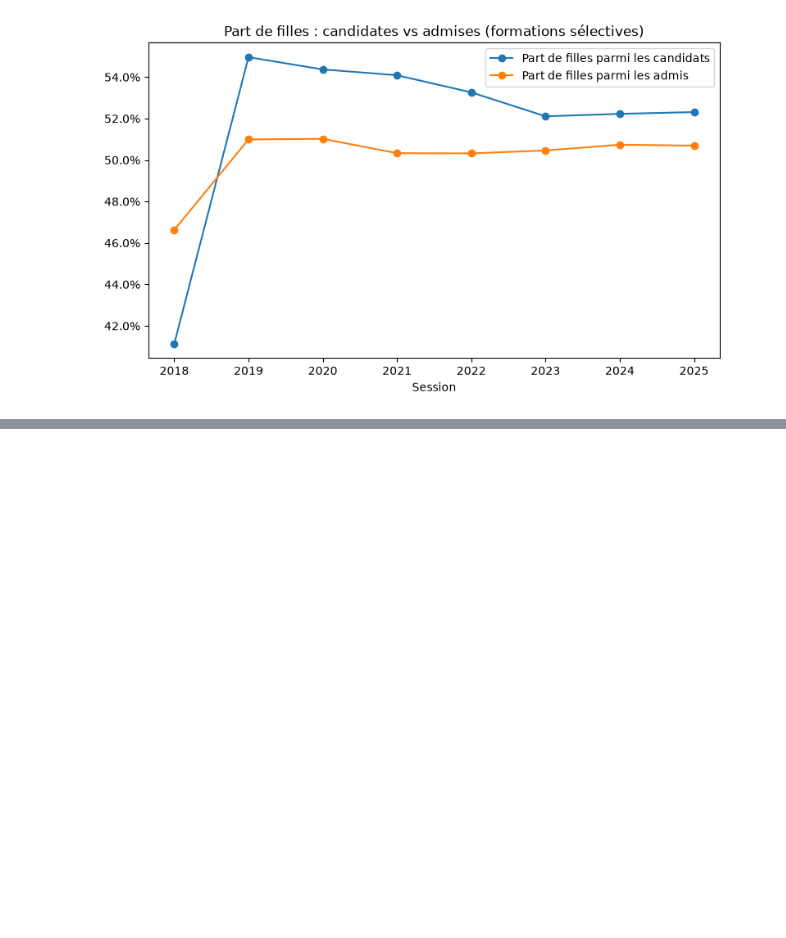
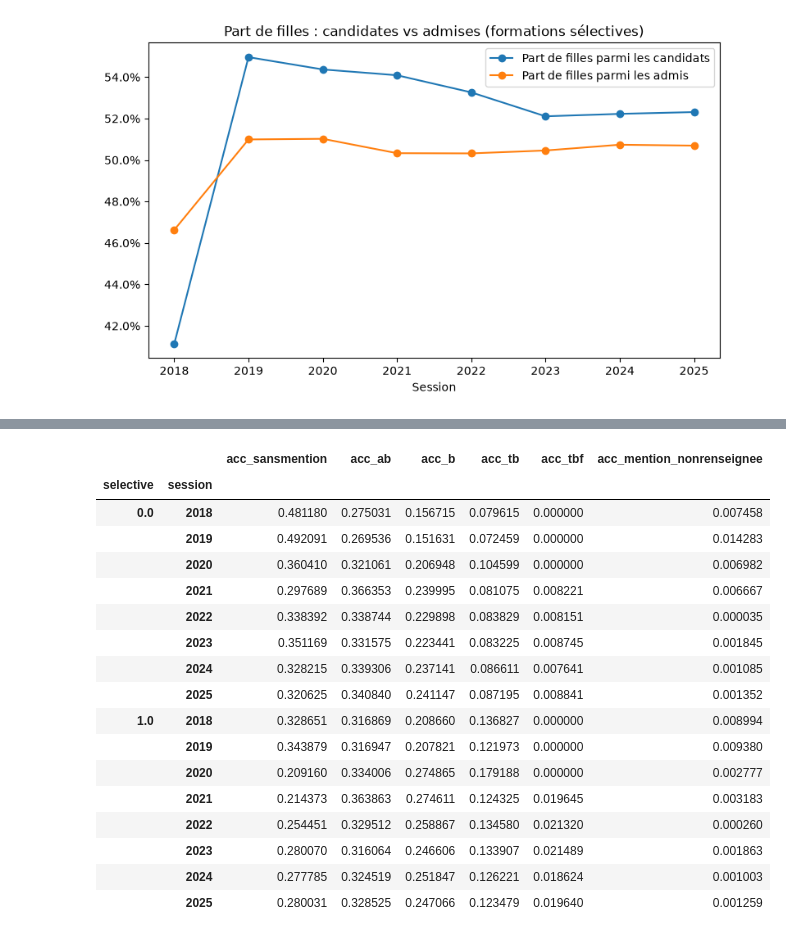
Before and after one commit to Light-star01/python_datascience, a Jupyter notebook: notebooks/rapport.ipynb, the cells around one changed output, grey strips where cells are left out. Saved outputs shown, nothing was run; the diff lists cells and outputs as text; code cells hidden in the pictures; blank space fills up the shorter version.

Commit message:
début étude mentions

```diff
--- a/notebooks/rapport.ipynb
+++ b/notebooks/rapport.ipynb
@@ -305,0 +315,23 @@ plt.show()
+# %%
+mentions = ["acc_sansmention", "acc_ab", "acc_b", "acc_tb", "acc_tbf", "acc_mention_nonrenseignee"]
+parts = parts_mentions(base, mentions, "acc_neobac")
+parts
+# %% [output]
+|  |  | acc_sansmention | acc_ab | acc_b | acc_tb | acc_tbf | acc_mention_nonrenseignee |
+| selective | session |  |  |  |  |  |  |
+| 0.0 | 2018 | 0.481180 | 0.275031 | 0.156715 | 0.079615 | 0.000000 | 0.007458 |
+|  | 2019 | 0.492091 | 0.269536 | 0.151631 | 0.072459 | 0.000000 | 0.014283 |
+|  | 2020 | 0.360410 | 0.321061 | 0.206948 | 0.104599 | 0.000000 | 0.006982 |
+|  | 2021 | 0.297689 | 0.366353 | 0.239995 | 0.081075 | 0.008221 | 0.006667 |
+|  | 2022 | 0.338392 | 0.338744 | 0.229898 | 0.083829 | 0.008151 | 0.000035 |
+|  | 2023 | 0.351169 | 0.331575 | 0.223441 | 0.083225 | 0.008745 | 0.001845 |
+|  | 2024 | 0.328215 | 0.339306 | 0.237141 | 0.086611 | 0.007641 | 0.001085 |
+|  | 2025 | 0.320625 | 0.340840 | 0.241147 | 0.087195 | 0.008841 | 0.001352 |
+| 1.0 | 2018 | 0.328651 | 0.316869 | 0.208660 | 0.136827 | 0.000000 | 0.008994 |
+|  | 2019 | 0.343879 | 0.316947 | 0.207821 | 0.121973 | 0.000000 | 0.009380 |
+|  | 2020 | 0.209160 | 0.334006 | 0.274865 | 0.179188 | 0.000000 | 0.002777 |
+|  | 2021 | 0.214373 | 0.363863 | 0.274611 | 0.124325 | 0.019645 | 0.003183 |
+|  | 2022 | 0.254451 | 0.329512 | 0.258867 | 0.134580 | 0.021320 | 0.000260 |
+|  | 2023 | 0.280070 | 0.316064 | 0.246606 | 0.133907 | 0.021489 | 0.001863 |
+|  | 2024 | 0.277785 | 0.324519 | 0.251847 | 0.126221 | 0.018624 | 0.001003 |
+|  | 2025 | 0.280031 | 0.328525 | 0.247066 | 0.123479 | 0.019640 | 0.001259 |
```
Also changed, not shown: parts of 4 cells of this notebook, 1 other file.
